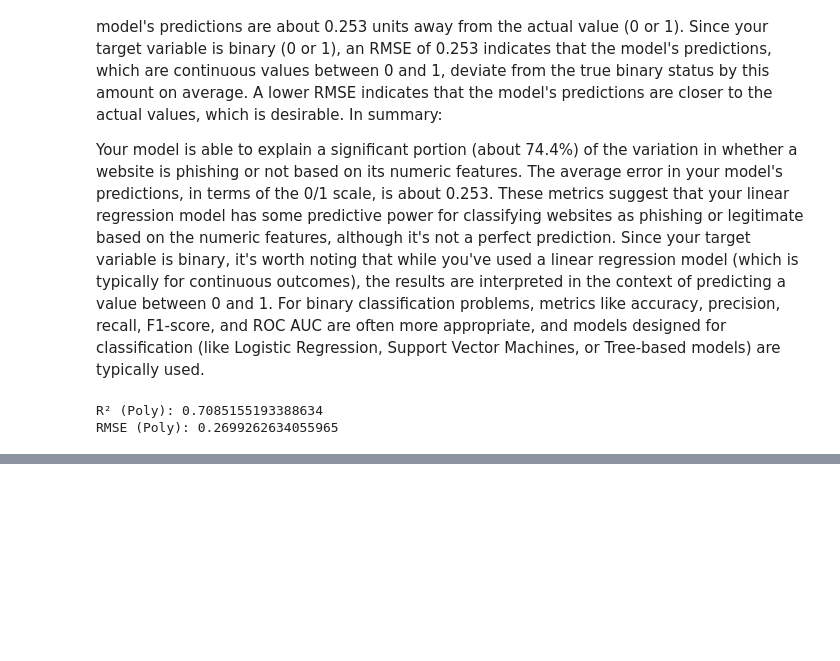
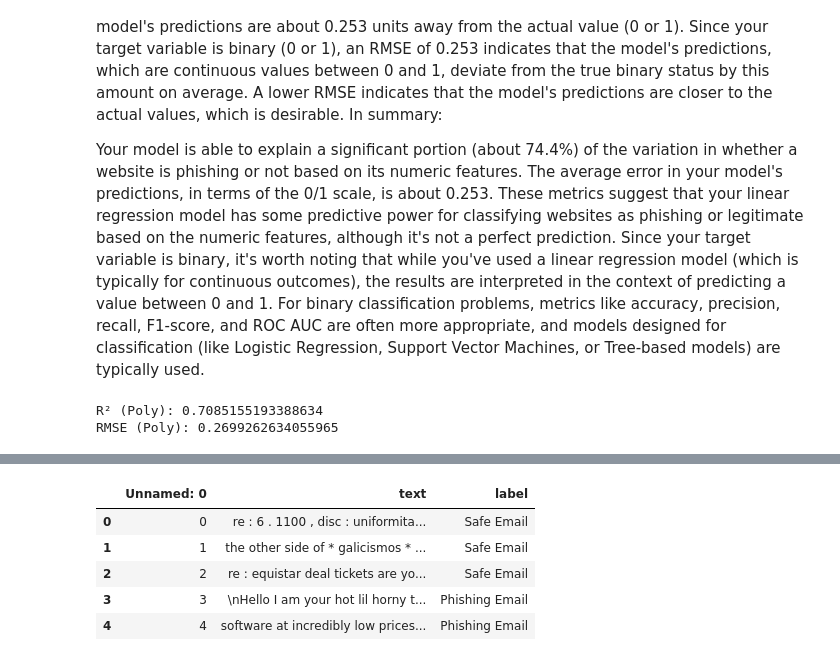
Before and after one commit to Rocking-Priya/Mod-C-Summer-2025-Week-1--6-assignment, a Jupyter notebook: Mod_C_Week_1_–_Linear_Regression_1.ipynb, the cells around one changed output, grey strips where cells are left out. Cells and saved outputs as stored; diff of their text form; code cells hidden in the pictures; blank space fills up the shorter version.

```diff
--- a/Mod_C_Week_1_–_Linear_Regression_1.ipynb
+++ b/Mod_C_Week_1_–_Linear_Regression_1.ipynb
@@ -175,0 +186,13 @@ RMSE (Poly): 0.2699262634055965
+# %%
+# Rename for clarity
+df = phish_email_df.rename(columns={"Email Text": "text", "Email Type": "label"})
+
+# Check first few rows
+df.head()
+# %% [output]
+|  | Unnamed: 0 | text | label |
+| 0 | 0 | re : 6 . 1100 , disc : uniformita... | Safe Email |
+| 1 | 1 | the other side of * galicismos * ... | Safe Email |
+| 2 | 2 | re : equistar deal tickets are yo... | Safe Email |
+| 3 | 3 | \nHello I am your hot lil horny t... | Phishing Email |
+| 4 | 4 | software at incredibly low prices... | Phishing Email |
```
Also changed, not shown: parts of 15 cells of this notebook.
